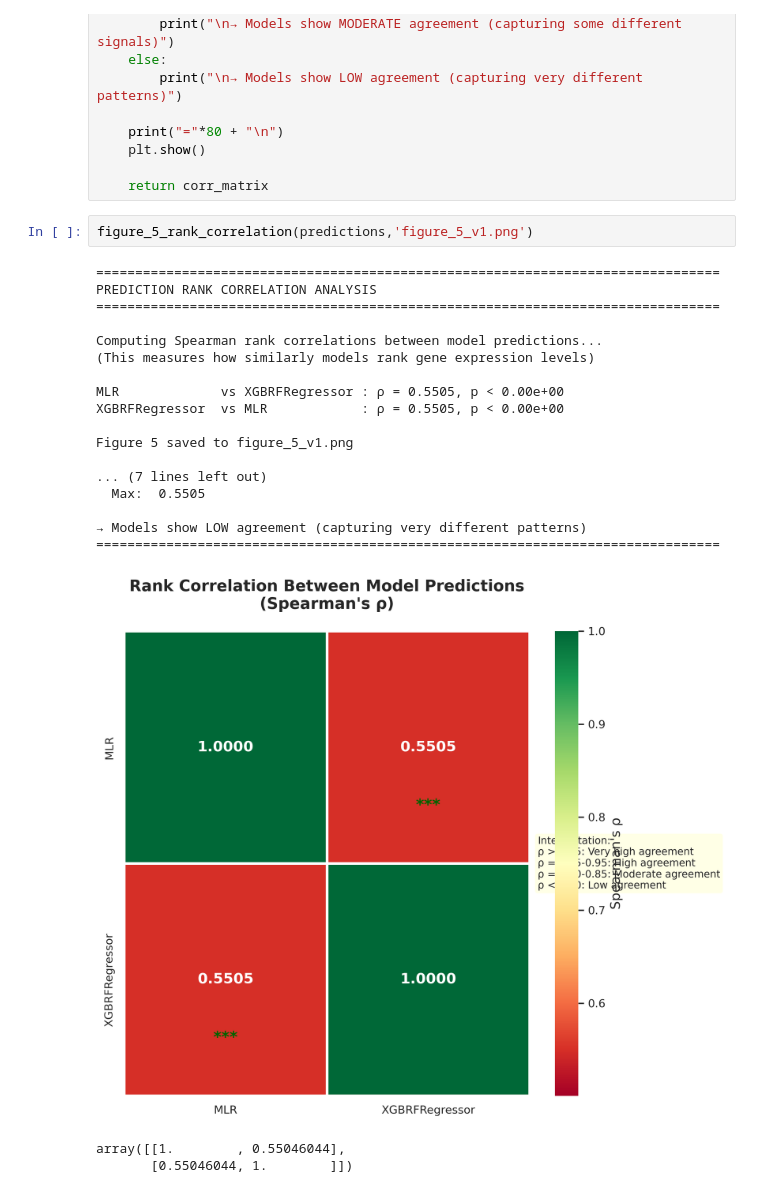
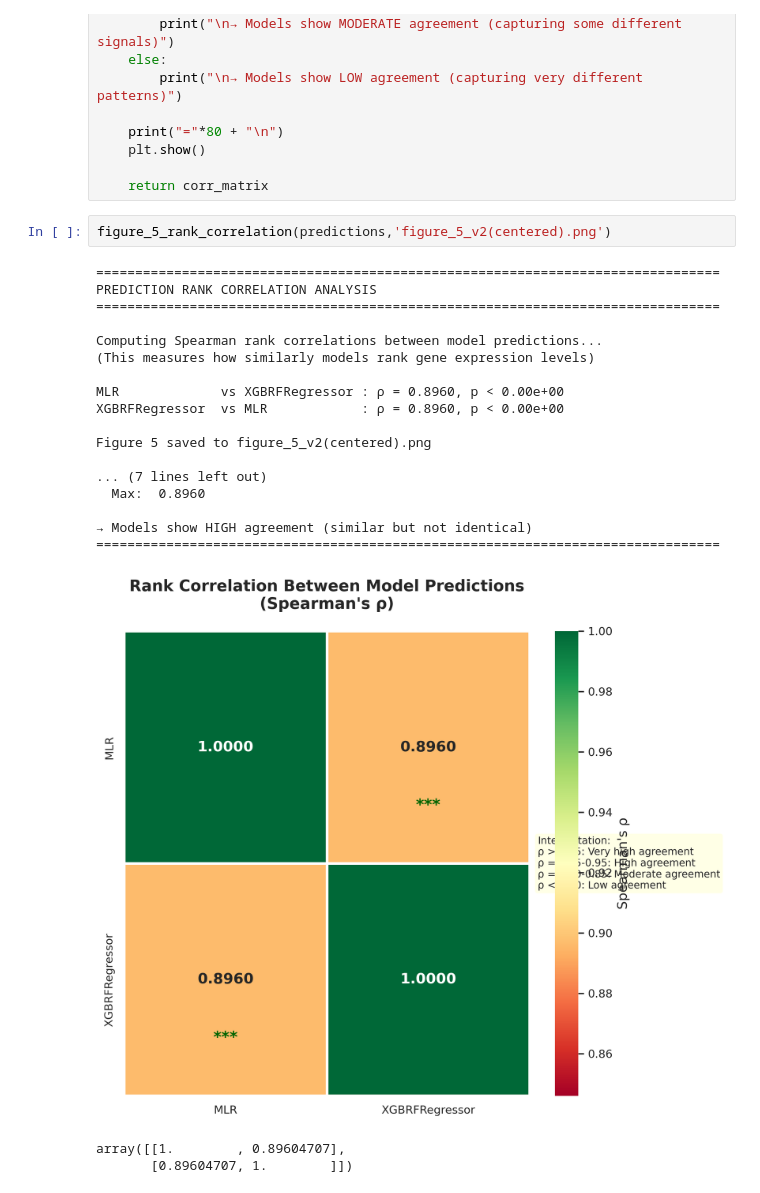
Before and after one commit to ChristianLangridge/LEMBAS-RNN-benchmark, a Jupyter notebook: Zhang Lab Code/Figures/Fig 5.ipynb, the cells around one changed output. Saved outputs shown, nothing was run; the diff lists cells and outputs as text.

Commit message:
Redoing all figures on centered data (with bug fixed)

```diff
--- a/Zhang Lab Code/Figures/Fig 5.ipynb
+++ b/Zhang Lab Code/Figures/Fig 5.ipynb
@@ -137,25 +138,25 @@ def figure_5_rank_correlation(predictions_dict,
 
     return corr_matrix
 # %%
-figure_5_rank_correlation(predictions,'figure_5_v1.png')
+figure_5_rank_correlation(predictions,'figure_5_v2(centered).png')
 # %% [output]
 ================================================================================
 PREDICTION RANK CORRELATION ANALYSIS
 ================================================================================
 
 Computing Spearman rank correlations between model predictions...
 (This measures how similarly models rank gene expression levels)
 
-MLR             vs XGBRFRegressor : ρ = 0.5505, p < 0.00e+00
-XGBRFRegressor  vs MLR            : ρ = 0.5505, p < 0.00e+00
+MLR             vs XGBRFRegressor : ρ = 0.8960, p < 0.00e+00
+XGBRFRegressor  vs MLR            : ρ = 0.8960, p < 0.00e+00
 
-Figure 5 saved to figure_5_v1.png
+Figure 5 saved to figure_5_v2(centered).png
 
 ... (7 lines left out)
-  Max:  0.5505
+  Max:  0.8960
 
-→ Models show LOW agreement (capturing very different patterns)
+→ Models show HIGH agreement (similar but not identical)
 ================================================================================
-[figure, old version]
+[figure, new version]
-array([[1.        , 0.55046044],
-       [0.55046044, 1.        ]])
+array([[1.        , 0.89604707],
+       [0.89604707, 1.        ]])
```
Also changed, not shown: parts of 1 cell of this notebook, 5 other files.
